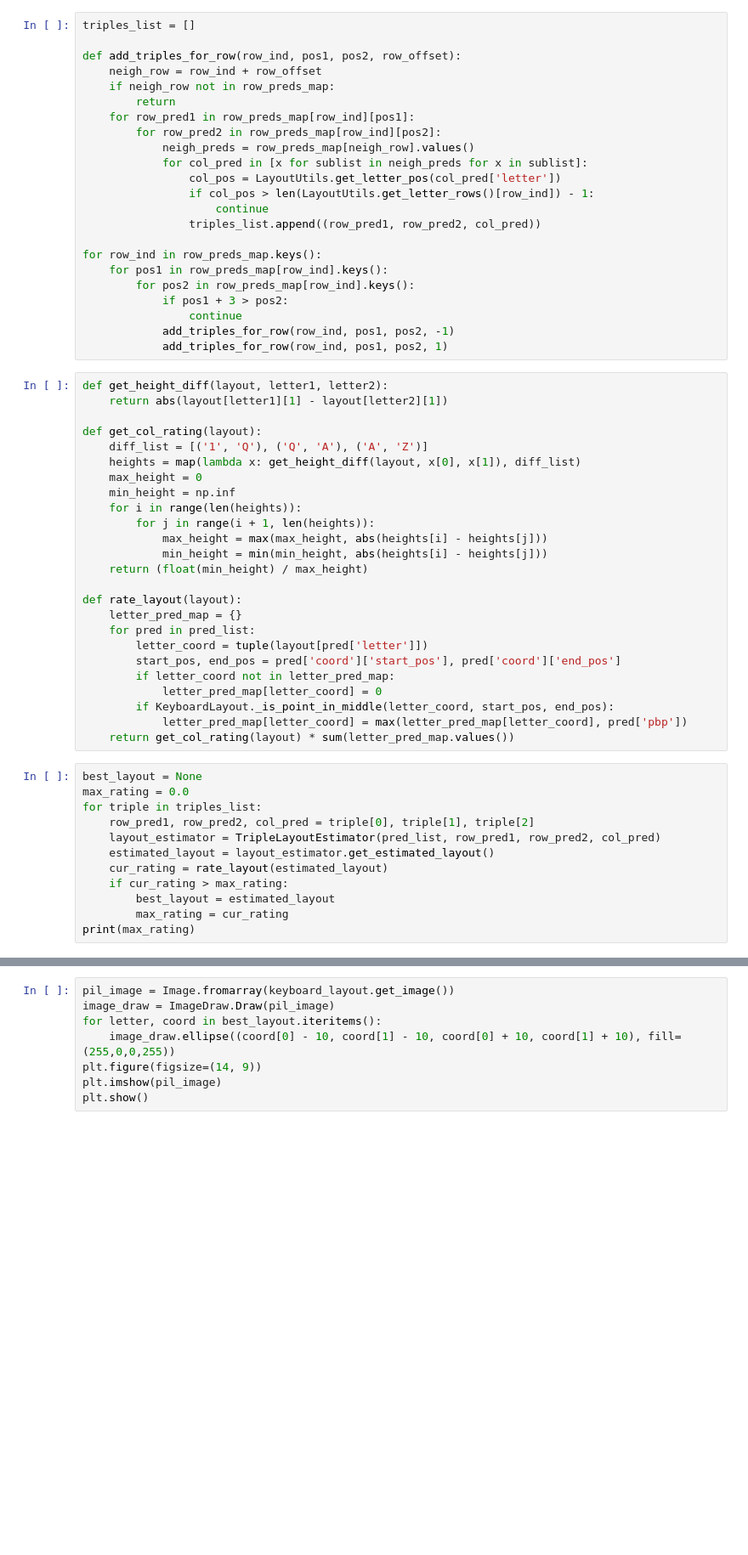
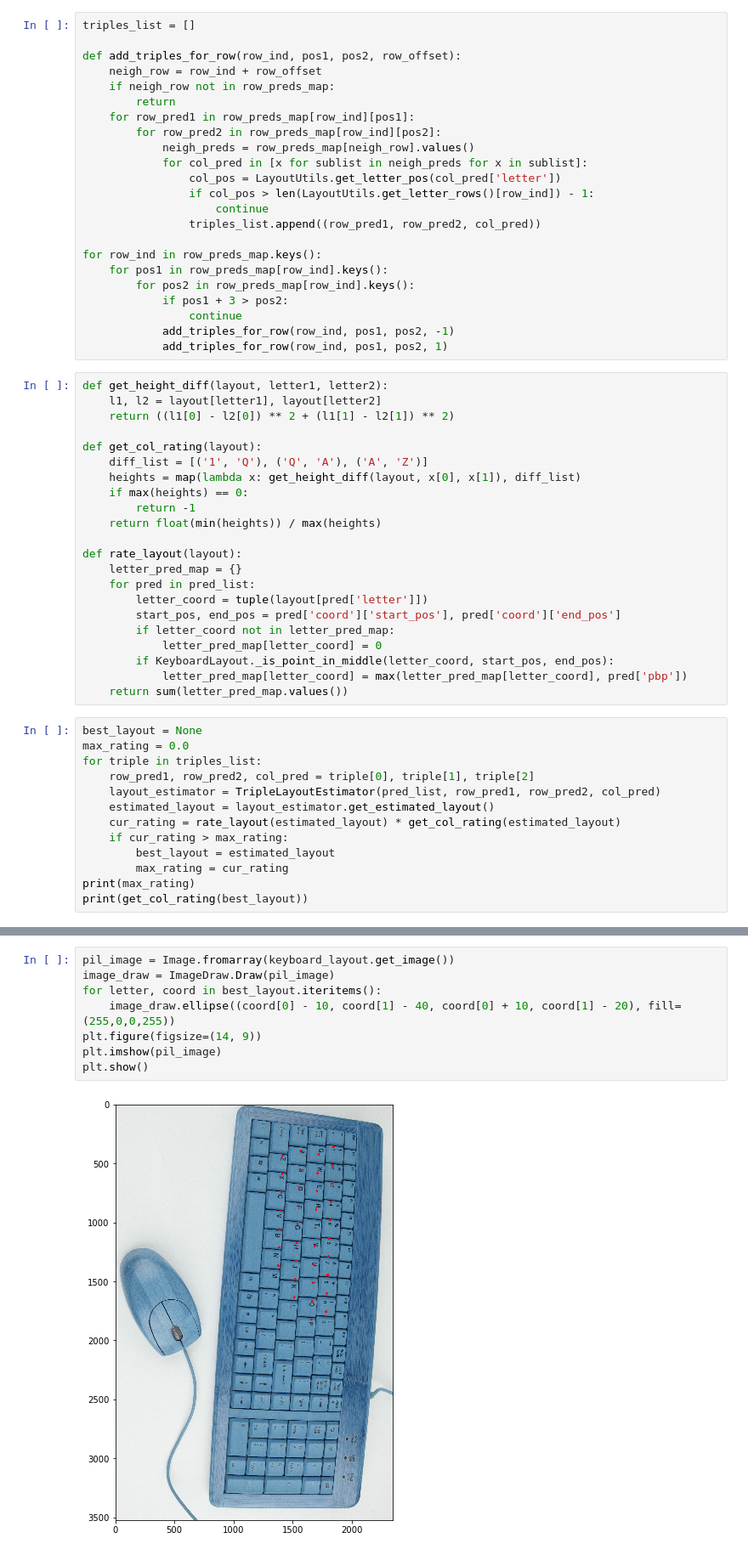
Before and after one commit to Dawidsoni/keyboard-detection, a Jupyter notebook: research/extracted_fragments_test.ipynb, the cells around one changed output, grey strips where cells are left out. Shown at 85% size. Cells and saved outputs as stored; diff of their text form; blank space fills up the shorter version.

```diff
--- a/research/extracted_fragments_test.ipynb
+++ b/research/extracted_fragments_test.ipynb
@@ -125,18 +146,15 @@ for row_ind in row_preds_map.keys():
             add_triples_for_row(row_ind, pos1, pos2, 1)
 # %%
 def get_height_diff(layout, letter1, letter2):
-    return abs(layout[letter1][1] - layout[letter2][1])
+    l1, l2 = layout[letter1], layout[letter2]
+    return ((l1[0] - l2[0]) ** 2 + (l1[1] - l2[1]) ** 2)
 
 def get_col_rating(layout):
     diff_list = [('1', 'Q'), ('Q', 'A'), ('A', 'Z')]
     heights = map(lambda x: get_height_diff(layout, x[0], x[1]), diff_list)
-    max_height = 0
-    min_height = np.inf
-    for i in range(len(heights)):
-        for j in range(i + 1, len(heights)):
-            max_height = max(max_height, abs(heights[i] - heights[j]))
-            min_height = min(min_height, abs(heights[i] - heights[j]))
-    return (float(min_height) / max_height)
+    if max(heights) == 0:
+        return -1
+    return float(min(heights)) / max(heights)
 
 def rate_layout(layout):
     letter_pred_map = {}
@@ -147,7 +165,7 @@ def rate_layout(layout):
             letter_pred_map[letter_coord] = 0
         if KeyboardLayout._is_point_in_middle(letter_coord, start_pos, end_pos):
             letter_pred_map[letter_coord] = max(letter_pred_map[letter_coord], pred['pbp'])
-    return get_col_rating(layout) * sum(letter_pred_map.values())
+    return sum(letter_pred_map.values())
 # %%
 best_layout = None
 max_rating = 0.0
@@ -155,8 +173,9 @@ for triple in triples_list:
     row_pred1, row_pred2, col_pred = triple[0], triple[1], triple[2]
     layout_estimator = TripleLayoutEstimator(pred_list, row_pred1, row_pred2, col_pred)
     estimated_layout = layout_estimator.get_estimated_layout()
-    cur_rating = rate_layout(estimated_layout)
+    cur_rating = rate_layout(estimated_layout) * get_col_rating(estimated_layout)
     if cur_rating > max_rating:
         best_layout = estimated_layout
         max_rating = cur_rating
 print(max_rating)
+print(get_col_rating(best_layout))
@@ -163,8 +185,10 @@ print(max_rating)
 # %%
 pil_image = Image.fromarray(keyboard_layout.get_image())
 image_draw = ImageDraw.Draw(pil_image)
 for letter, coord in best_layout.iteritems():
-    image_draw.ellipse((coord[0] - 10, coord[1] - 10, coord[0] + 10, coord[1] + 10), fill=(255,0,0,255))
+    image_draw.ellipse((coord[0] - 10, coord[1] - 40, coord[0] + 10, coord[1] - 20), fill=(255,0,0,255))
 plt.figure(figsize=(14, 9))
 plt.imshow(pil_image)
 plt.show()
+# %% [output]
+[figure, added]
```
Also changed, not shown: parts of 5 cells of this notebook, 30 other files.
